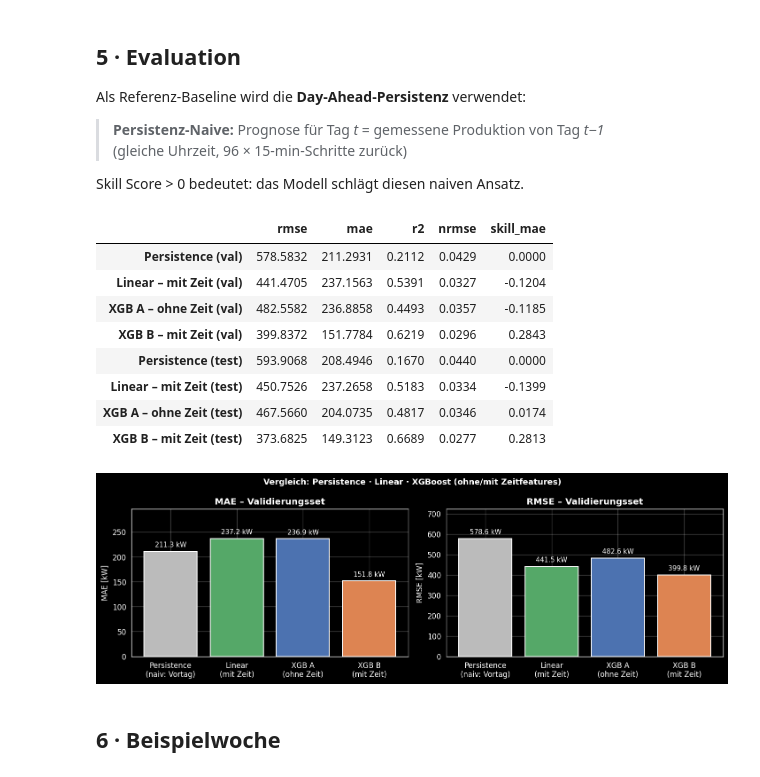
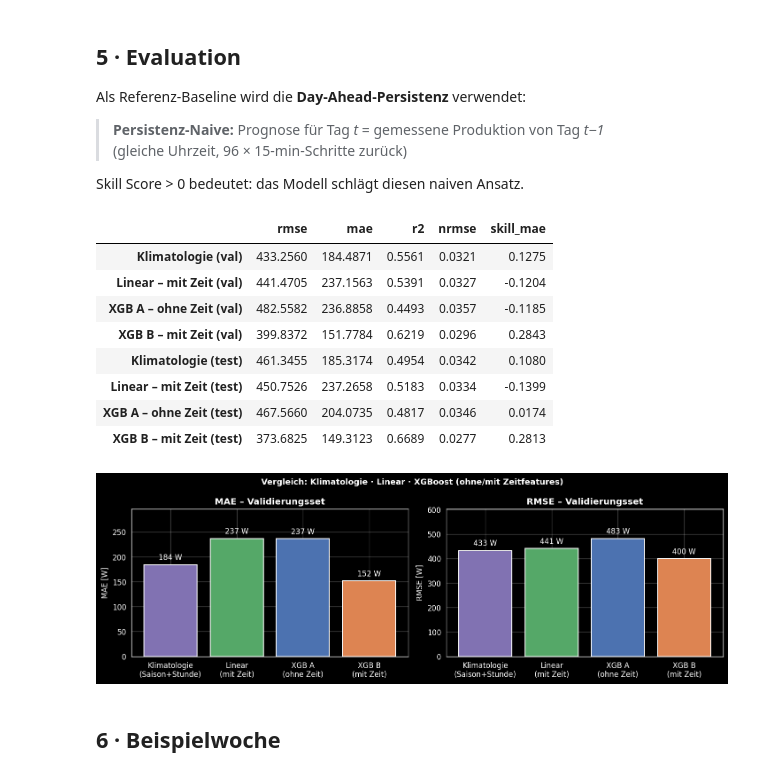
Before and after one commit to Anni075/KI-Project, a Jupyter notebook: notebooks/07_xgboost.ipynb, the cells around one changed output. Cells and saved outputs as stored; diff of their text form; code cells hidden in the pictures.

```diff
--- a/notebooks/07_xgboost.ipynb
+++ b/notebooks/07_xgboost.ipynb
@@ -175,16 +174,23 @@ pred_lin_test = pd.Series(model_lin.predict(X_test[FEATURES_B]), index=X_test.in
 pers_val  = persistence_forecast(y_val)
 pers_test = persistence_forecast(y_test)
 
+# Klimatologische Baseline (Stunden-Mittelwert je Jahreszeit, auf Trainingsset gefittet)
+clim_means     = fit_climatological_mean_by_season(train, TARGET)
+clim_val_pred  = predict_climatological_mean_by_season(clim_means, val)
+clim_val_pred.index  = y_val.index
+clim_test_pred = predict_climatological_mean_by_season(clim_means, test)
+clim_test_pred.index = y_test.index
+
 rows = {}
 for name, yt, yp, yr in [
-    ('Persistence (val)',           y_val,  pers_val,      None),
-    ('Linear – mit Zeit (val)',     y_val,  pred_lin_val,  pers_val),
-    ('XGB A – ohne Zeit (val)',     y_val,  pred_a_val,    pers_val),
-    ('XGB B – mit Zeit (val)',      y_val,  pred_b_val,    pers_val),
-    ('Persistence (test)',          y_test, pers_test,     None),
-    ('Linear – mit Zeit (test)',    y_test, pred_lin_test, pers_test),
-    ('XGB A – ohne Zeit (test)',    y_test, pred_a_test,   pers_test),
-    ('XGB B – mit Zeit (test)',     y_test, pred_b_test,   pers_test),
+    ('Klimatologie (val)',          y_val,  clim_val_pred,  pers_val),
+    ('Linear – mit Zeit (val)',     y_val,  pred_lin_val,   pers_val),
+    ('XGB A – ohne Zeit (val)',     y_val,  pred_a_val,     pers_val),
+    ('XGB B – mit Zeit (val)',      y_val,  pred_b_val,     pers_val),
+    ('Klimatologie (test)',         y_test, clim_test_pred, pers_test),
+    ('Linear – mit Zeit (test)',    y_test, pred_lin_test,  pers_test),
+    ('XGB A – ohne Zeit (test)',    y_test, pred_a_test,    pers_test),
+    ('XGB B – mit Zeit (test)',     y_test, pred_b_test,    pers_test),
 ]:
     rows[name] = evaluate(yt, yp, P_NOM, y_ref=yr)
 
@@ -192,38 +198,41 @@ results_df = pd.DataFrame(rows).T
 results_df[['rmse', 'mae', 'r2', 'nrmse', 'skill_mae']].round(4)
 # %% [output]
 |  | rmse | mae | r2 | nrmse | skill_mae |
-| Persistence (val) | 578.5832 | 211.2931 | 0.2112 | 0.0429 | 0.0000 |
+| Klimatologie (val) | 433.2560 | 184.4871 | 0.5561 | 0.0321 | 0.1275 |
 | Linear – mit Zeit (val) | 441.4705 | 237.1563 | 0.5391 | 0.0327 | -0.1204 |
 | XGB A – ohne Zeit (val) | 482.5582 | 236.8858 | 0.4493 | 0.0357 | -0.1185 |
 | XGB B – mit Zeit (val) | 399.8372 | 151.7784 | 0.6219 | 0.0296 | 0.2843 |
-| Persistence (test) | 593.9068 | 208.4946 | 0.1670 | 0.0440 | 0.0000 |
+| Klimatologie (test) | 461.3455 | 185.3174 | 0.4954 | 0.0342 | 0.1080 |
 | Linear – mit Zeit (test) | 450.7526 | 237.2658 | 0.5183 | 0.0334 | -0.1399 |
 | XGB A – ohne Zeit (test) | 467.5660 | 204.0735 | 0.4817 | 0.0346 | 0.0174 |
 | XGB B – mit Zeit (test) | 373.6825 | 149.3123 | 0.6689 | 0.0277 | 0.2813 |
 # %%
 fig, axes = plt.subplots(1, 2, figsize=(12, 4))
 
-models = ['Persistence (val)', 'Linear – mit Zeit (val)', 'XGB A – ohne Zeit (val)', 'XGB B – mit Zeit (val)']
-labels = ['Persistence\n(naiv: Vortag)', 'Linear\n(mit Zeit)', 'XGB A\n(ohne Zeit)', 'XGB B\n(mit Zeit)']
-colors = ['#bbb', '#55A868', '#4C72B0', '#DD8452']
+models = [
+    'Klimatologie (val)',
+    'Linear – mit Zeit (val)', 'XGB A – ohne Zeit (val)', 'XGB B – mit Zeit (val)',
+]
+labels = ['Klimatologie\n(Saison+Stunde)', 'Linear\n(mit Zeit)', 'XGB A\n(ohne Zeit)', 'XGB B\n(mit Zeit)']
+colors = ['#8172B2', '#55A868', '#4C72B0', '#DD8452']
 
 for ax, metric, title in [
     (axes[0], 'mae',  'MAE – Validierungsset'),
     (axes[1], 'rmse', 'RMSE – Validierungsset'),
 ]:
     vals = [results_df.loc[m, metric] for m in models]
     bars = ax.bar(labels, vals, color=colors, edgecolor='white', linewidth=1.2)
-    ax.bar_label(bars, fmt='%.1f kW', padding=4, fontsize=9)
+    ax.bar_label(bars, fmt='%.0f W', padding=4, fontsize=10)
     ax.set_title(title, fontsize=12, fontweight='bold')
-    ax.set_ylabel(f'{metric.upper()} [kW]')
+    ax.set_ylabel(f'{metric.upper()} [W]')
     ax.set_ylim(0, max(vals) * 1.25)
 
-plt.suptitle('Vergleich: Persistence · Linear · XGBoost (ohne/mit Zeitfeatures)',
+plt.suptitle('Vergleich: Klimatologie · Linear · XGBoost (ohne/mit Zeitfeatures)',
              fontsize=11, fontweight='bold')
 plt.tight_layout()
 plt.show()
 # %% [output]
-[figure, old version]
+[figure, new version]
 # %% [markdown]
 ## 6 · Beispielwoche
 # %%
```
Also changed, not shown: parts of 5 cells of this notebook, 8 other files.
